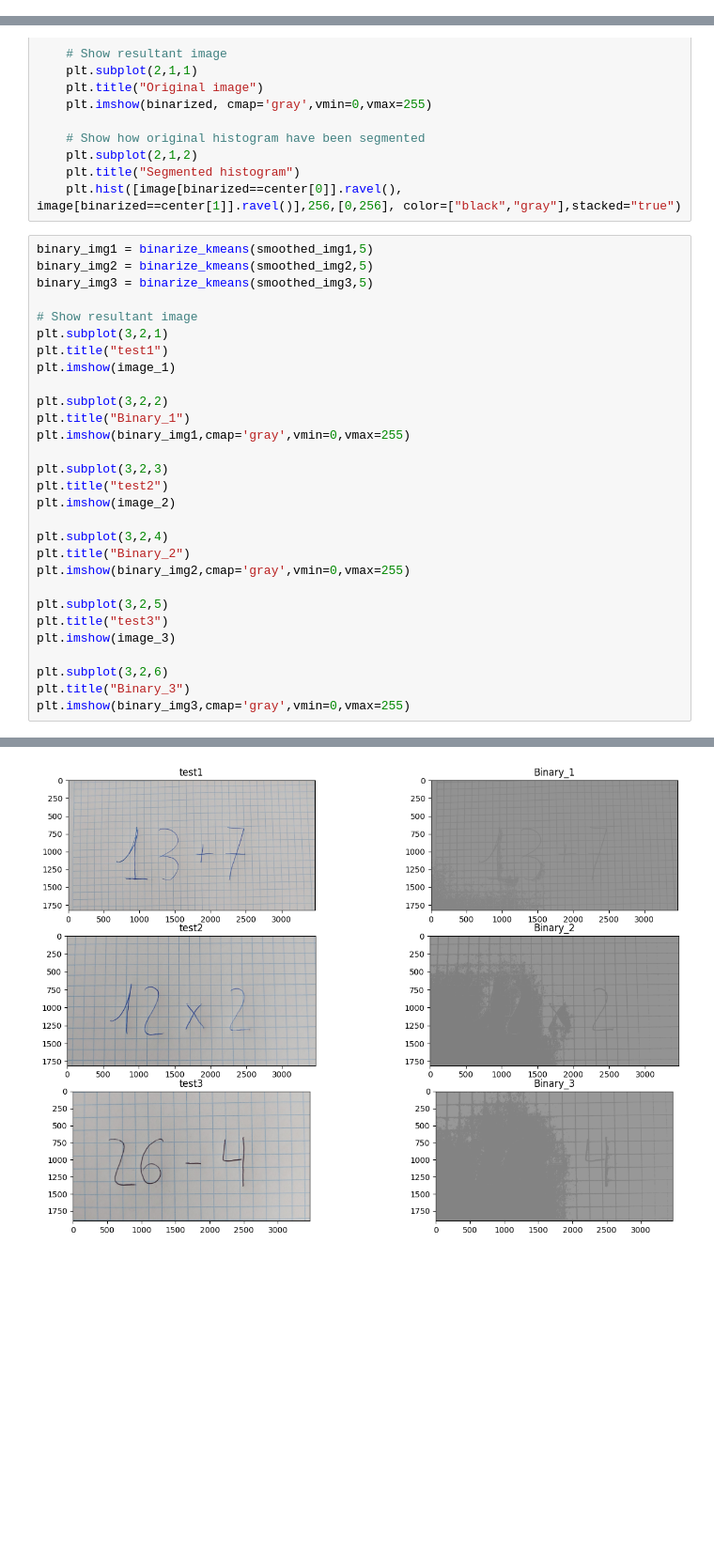
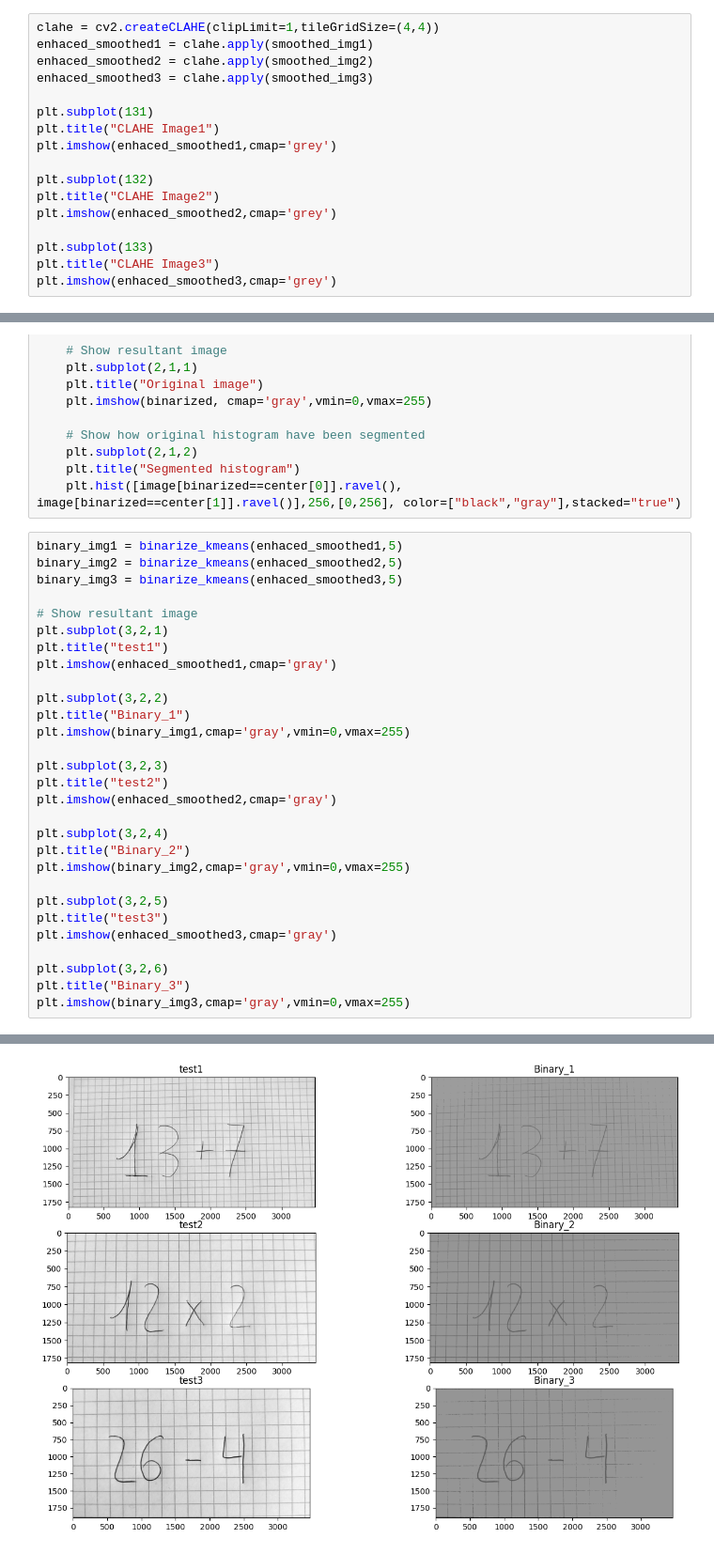
Before and after one commit to adriantd3/VisionMath, a Jupyter notebook: Code/Testing.ipynb, the cells around one changed output, grey strips where cells are left out. Shown at 94% size. Drawn from its saved outputs; the diff is of its cells as text; blank space fills up the shorter version.

```diff
--- a/Code/Testing.ipynb
+++ b/Code/Testing.ipynb
@@ -137,0 +149,17 @@ plt.imshow(smoothed_img3,cmap='gray')
+# %%
+clahe = cv2.createCLAHE(clipLimit=1,tileGridSize=(4,4))
+enhaced_smoothed1 = clahe.apply(smoothed_img1)
+enhaced_smoothed2 = clahe.apply(smoothed_img2)
+enhaced_smoothed3 = clahe.apply(smoothed_img3)
+
+plt.subplot(131)
+plt.title("CLAHE Image1")
+plt.imshow(enhaced_smoothed1,cmap='grey')
+
+plt.subplot(132)
+plt.title("CLAHE Image2")
+plt.imshow(enhaced_smoothed2,cmap='grey')
+
+plt.subplot(133)
+plt.title("CLAHE Image3")
+plt.imshow(enhaced_smoothed3,cmap='grey')
@@ -187,14 +218,14 @@ def binarize_kmeans(image,it):
     plt.title("Segmented histogram")
     plt.hist([image[binarized==center[0]].ravel(), image[binarized==center[1]].ravel()],256,[0,256], color=["black","gray"],stacked="true")
 # %%
-binary_img1 = binarize_kmeans(smoothed_img1,5)
-binary_img2 = binarize_kmeans(smoothed_img2,5)
-binary_img3 = binarize_kmeans(smoothed_img3,5)
+binary_img1 = binarize_kmeans(enhaced_smoothed1,5)
+binary_img2 = binarize_kmeans(enhaced_smoothed2,5)
+binary_img3 = binarize_kmeans(enhaced_smoothed3,5)
 
 # Show resultant image
 plt.subplot(3,2,1)
 plt.title("test1")
-plt.imshow(image_1)
+plt.imshow(enhaced_smoothed1,cmap='gray')
 
 plt.subplot(3,2,2)
 plt.title("Binary_1")
@@ -202,7 +233,7 @@ plt.imshow(binary_img1,cmap='gray',vmin=0,vmax=255)
 
 plt.subplot(3,2,3)
 plt.title("test2")
-plt.imshow(image_2)
+plt.imshow(enhaced_smoothed2,cmap='gray')
 
 plt.subplot(3,2,4)
 plt.title("Binary_2")
@@ -210,7 +241,7 @@ plt.imshow(binary_img2,cmap='gray',vmin=0,vmax=255)
 
 plt.subplot(3,2,5)
 plt.title("test3")
-plt.imshow(image_3)
+plt.imshow(enhaced_smoothed3,cmap='gray')
 
 plt.subplot(3,2,6)
 plt.title("Binary_3")
@@ -225,2 +256,2 @@ plt.imshow(binary_img3,cmap='gray',vmin=0,vmax=255)
 <matplotlib.image.AxesImage at 0x...>
-[figure, old version]
+[figure, new version]
```
Also changed, not shown: parts of 15 cells of this notebook, 1 other file.
